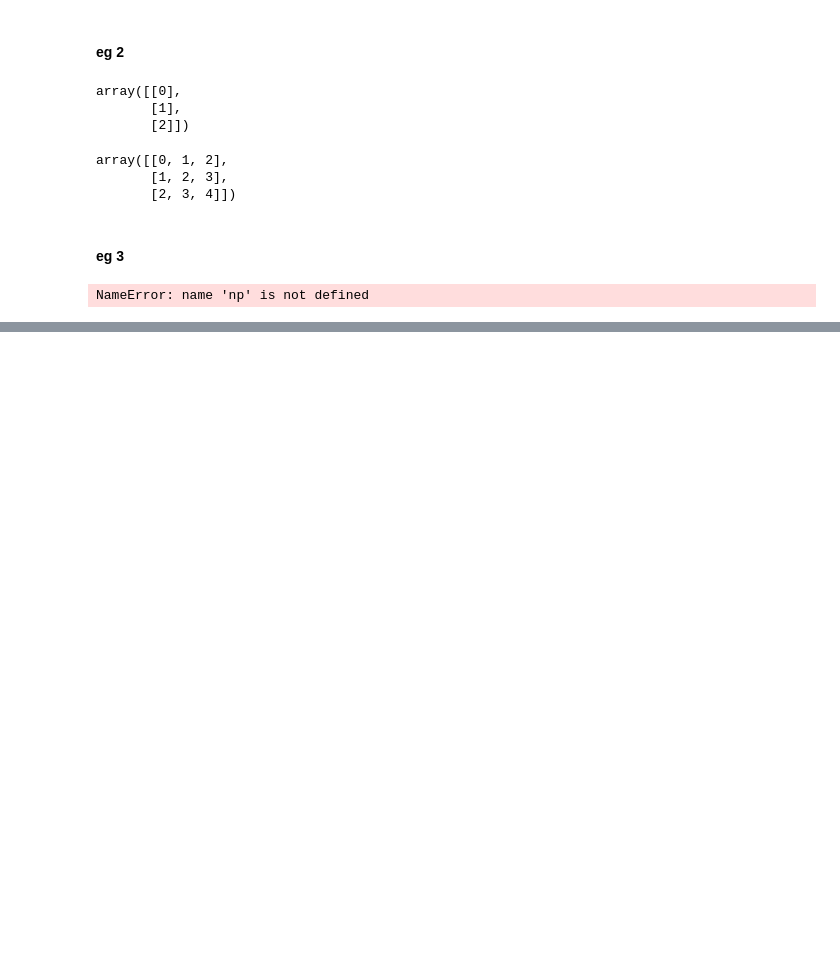
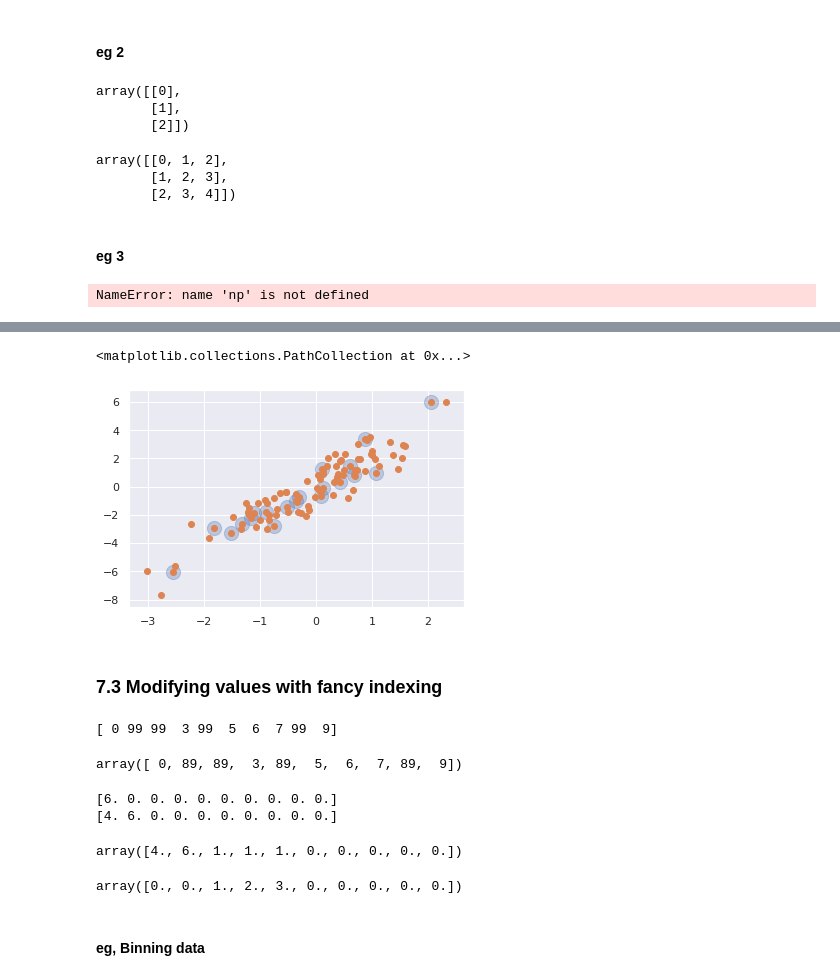
Before and after one commit to Simonliuwaterloo/python_data_science_handbook, a Jupyter notebook: chapter_2_numpy.ipynb, the cells around one changed output, grey strips where cells are left out. Drawn from its saved outputs; the diff is of its cells as text; code cells hidden in the pictures; blank space fills up the shorter version.

```diff
--- a/chapter_2_numpy.ipynb
+++ b/chapter_2_numpy.ipynb
@@ -714,0 +1081,31 @@ NameError: name 'a' is not defined
+# %%
+plt.scatter(selection[:, 0], selection[:, 1], s=200, alpha = 0.3);
+plt.scatter(X[:,0], X[:,1])
+# %% [output]
+<matplotlib.collections.PathCollection at 0x...>
+[figure, added]
+# %% [markdown]
+### 7.3 Modifying values with fancy indexing
+# %%
+x = np.arange(10)
+i = np.array([2, 1, 8, 4])
+x[i] = 99;
+print(x)
+# %% [output]
+[ 0 99 99  3 99  5  6  7 99  9]
+# %%
+x[i] -= 10
+x
+# %% [output]
+array([ 0, 89, 89,  3, 89,  5,  6,  7, 89,  9])
+# %%
+x = np.zeros(10)
+x[[0, 0]] = [4, 6]
+print(x)
+# first assign [0] 4, then [0] 6
+x[[0,1]] = [4, 6]
+print(x)
+# first assign [0] 4, then [0] 6
+# %% [output]
+[6. 0. 0. 0. 0. 0. 0. 0. 0. 0.]
+[4. 6. 0. 0. 0. 0. 0. 0. 0. 0.]
@@ -714,0 +1118,4 @@ NameError: name 'a' is not defined
+# %%
+x
+# %% [output]
+array([4., 6., 1., 1., 1., 0., 0., 0., 0., 0.])
@@ -714,0 +1125,6 @@ NameError: name 'a' is not defined
+# %%
+x
+# %% [output]
+array([0., 0., 1., 2., 3., 0., 0., 0., 0., 0.])
+# %% [markdown]
+#### eg, Binning data
```
Also changed, not shown: parts of 122 cells of this notebook, 1 other file.
